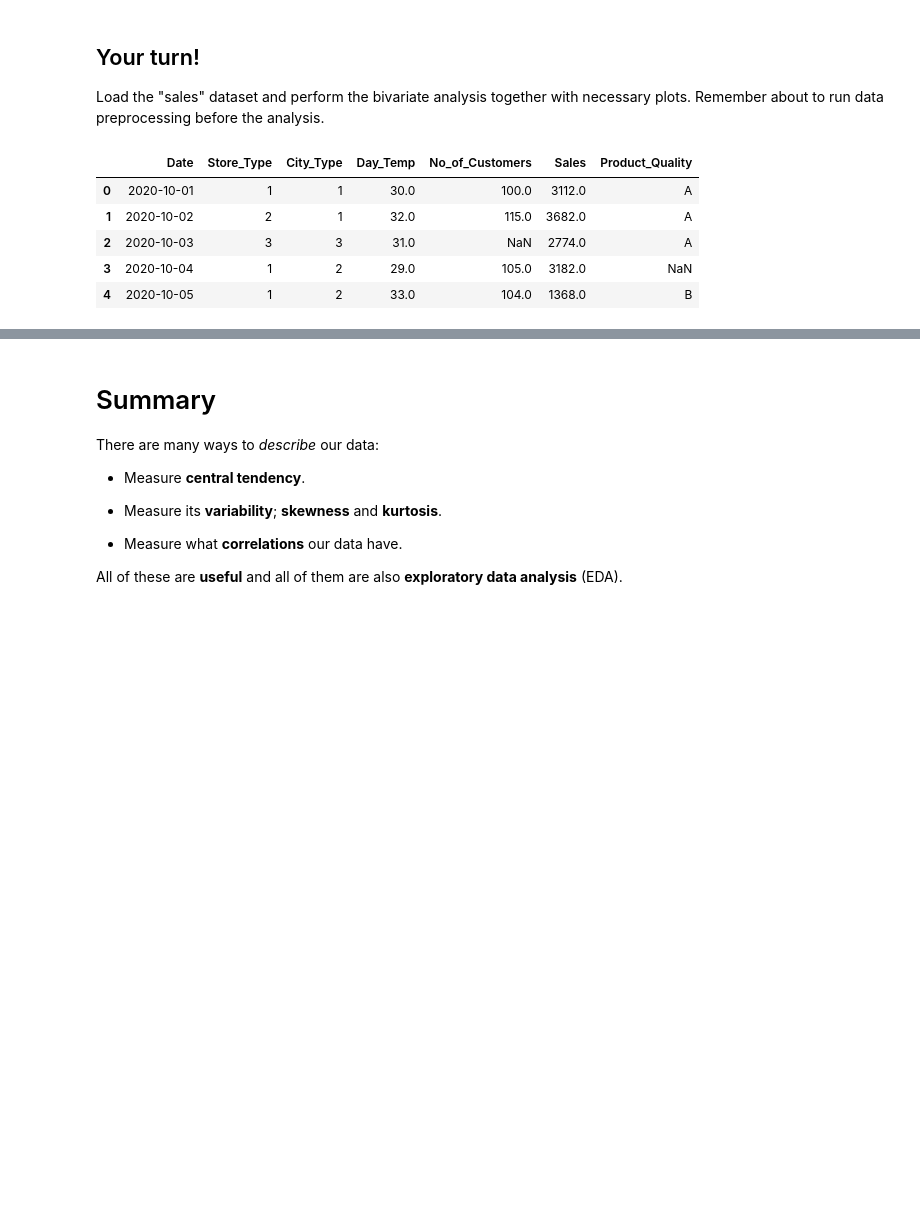
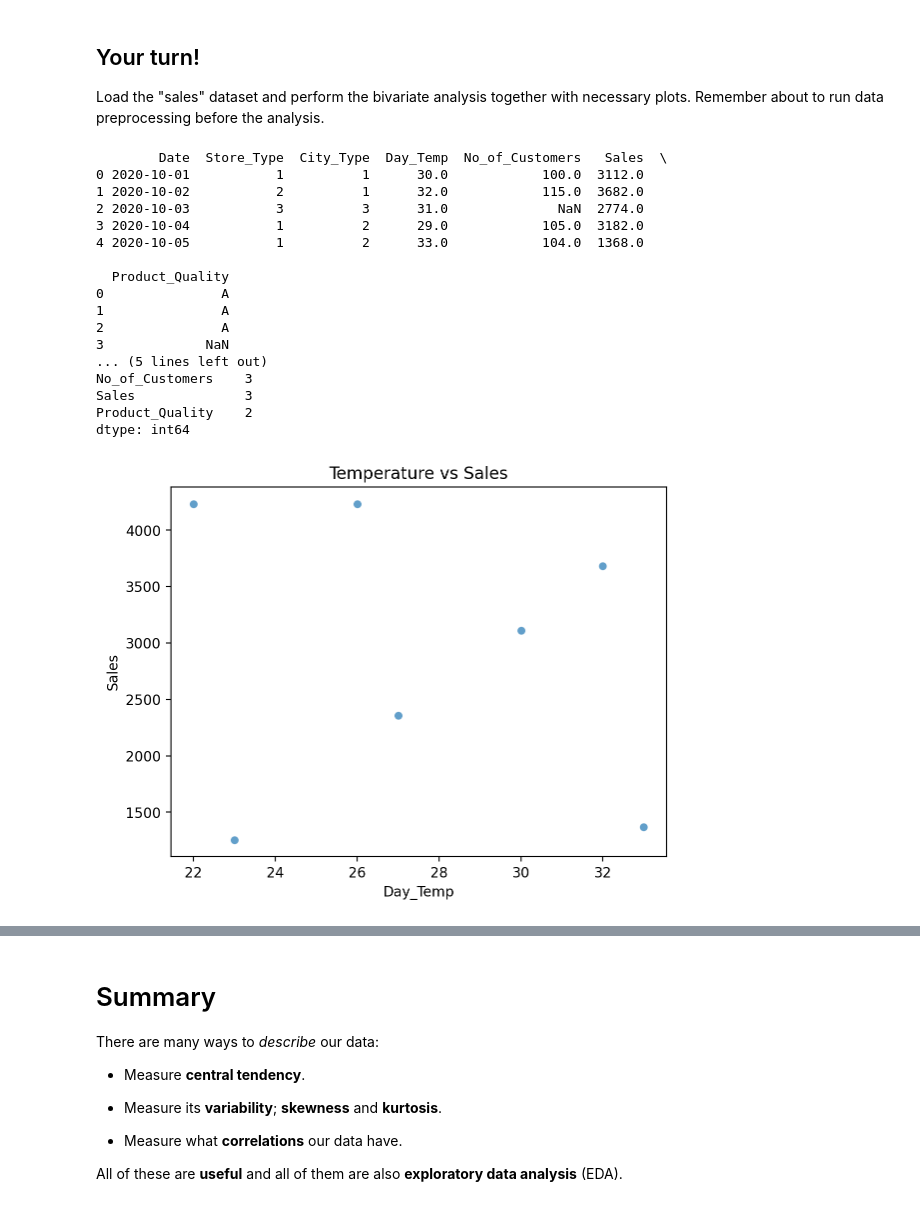
Before and after one commit to OskarPutz/DS, a Jupyter notebook: Exercise9.ipynb, the cells around one changed output, grey strips where cells are left out. Saved outputs shown, nothing was run; the diff lists cells and outputs as text; code cells hidden in the pictures; blank space fills up the shorter version.

```diff
--- a/Exercise9.ipynb
+++ b/Exercise9.ipynb
@@ -532,12 +550,41 @@ cram.corr(df_pokemon, plot_htmp=True)
 
 Load the "sales" dataset and perform the bivariate analysis together with necessary plots. Remember about to run data preprocessing before the analysis.
 # %%
-df_sales = pd.read_excel("data/sales.xlsx")
-df_sales.head(5)
+df_sales = pd.read_excel("sales.xlsx")
+print(df_sales.head(5))
+print(df_sales.isna().sum())
+df_sales_clean = df_sales.dropna()
+
+sns.scatterplot(data=df_sales_clean, x="Day_Temp", y="Sales", alpha=0.7)
+plt.title("Temperature vs Sales")
+plt.show()
+
+sns.boxplot(data=df_sales_clean, x="Store_Type", y="Sales")
+plt.title("Sales by Store_Type")
+plt.show()
+
+ct = pd.crosstab(df_sales_clean["Store_Type"], df_sales_clean["City_Type"])
+sns.heatmap(ct, annot=True, cmap="Blues")
+plt.title("Store_Type vs City_Type (Counts)")
+plt.xlabel("City_Type")
+plt.ylabel("Store_Type")
+plt.show()
 # %% [output]
-|  | Date | Store_Type | City_Type | Day_Temp | No_of_Customers | Sales | Product_Quality |
-| 0 | 2020-10-01 | 1 | 1 | 30.0 | 100.0 | 3112.0 | A |
-| 1 | 2020-10-02 | 2 | 1 | 32.0 | 115.0 | 3682.0 | A |
-| 2 | 2020-10-03 | 3 | 3 | 31.0 | NaN | 2774.0 | A |
-| 3 | 2020-10-04 | 1 | 2 | 29.0 | 105.0 | 3182.0 | NaN |
-| 4 | 2020-10-05 | 1 | 2 | 33.0 | 104.0 | 1368.0 | B |
+        Date  Store_Type  City_Type  Day_Temp  No_of_Customers   Sales  \
+0 2020-10-01           1          1      30.0            100.0  3112.0
+1 2020-10-02           2          1      32.0            115.0  3682.0
+2 2020-10-03           3          3      31.0              NaN  2774.0
+3 2020-10-04           1          2      29.0            105.0  3182.0
+4 2020-10-05           1          2      33.0            104.0  1368.0
+
+  Product_Quality
+0               A
+1               A
+2               A
+3             NaN
+... (5 lines left out)
+No_of_Customers    3
+Sales              3
+Product_Quality    2
+dtype: int64
+[figure, added]
```
Also changed, not shown: parts of 3 cells of this notebook, 15 other files.
